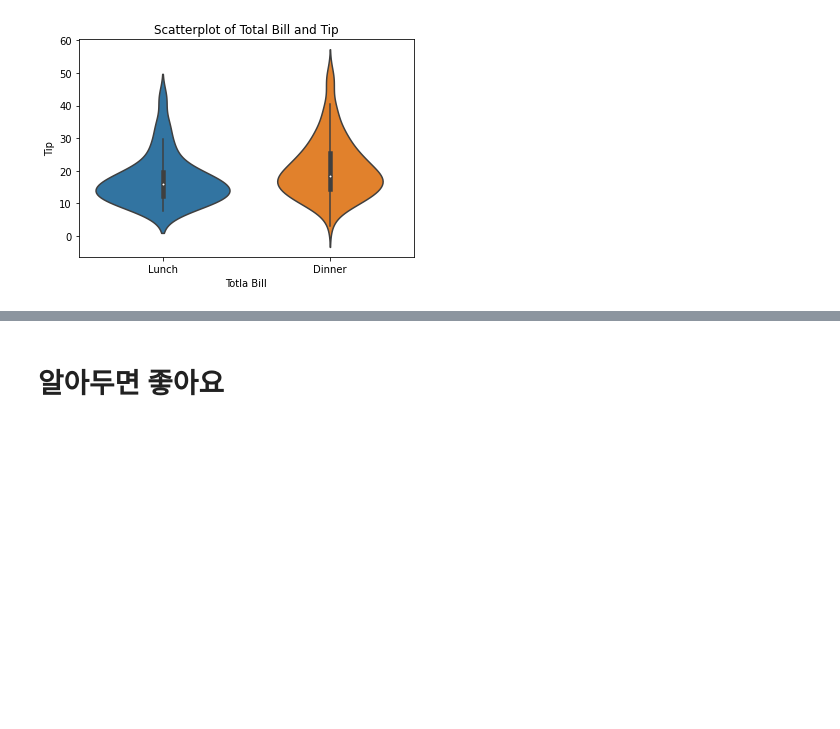
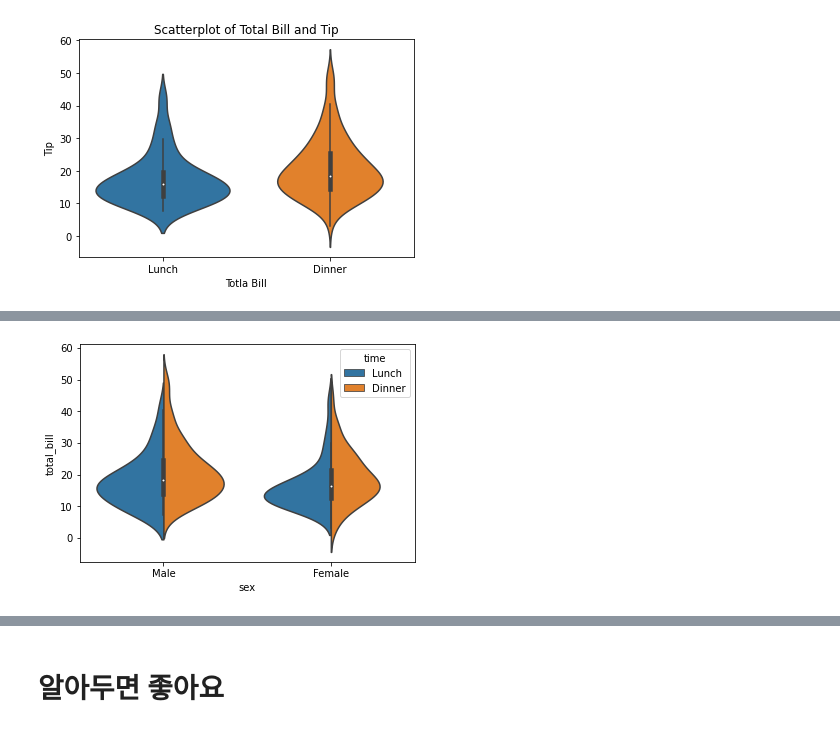
Before and after one commit to jeonbyeongguk/cuckoobee, a Jupyter notebook: Doit_판다스입문_소스/notebook/04_practice.ipynb, the cells around one changed output, grey strips where cells are left out. Drawn from its saved outputs; the diff is of its cells as text; code cells hidden in the pictures; blank space fills up the shorter version.

```diff
--- a/Doit_판다스입문_소스/notebook/04_practice.ipynb
+++ b/Doit_판다스입문_소스/notebook/04_practice.ipynb
@@ -246,0 +248,5 @@ Text(0, 0.5, 'Tip')
+# %%
+ax = plt.subplot()
+ax = sns.violinplot(x = 'sex', y='total_bill', hue='time',data=tips, split=True)
+# %% [output]
+[figure, added]
```
Also changed, not shown: parts of 38 cells of this notebook.
